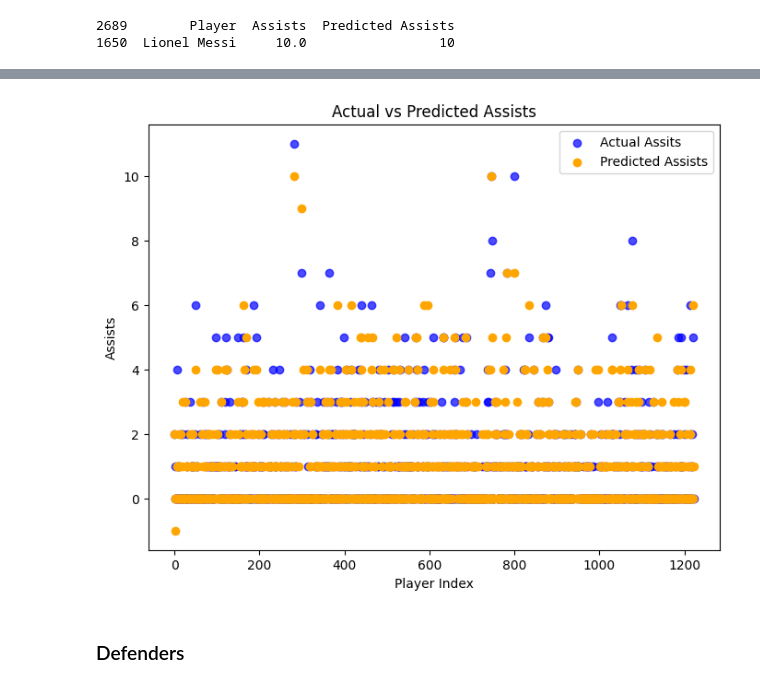
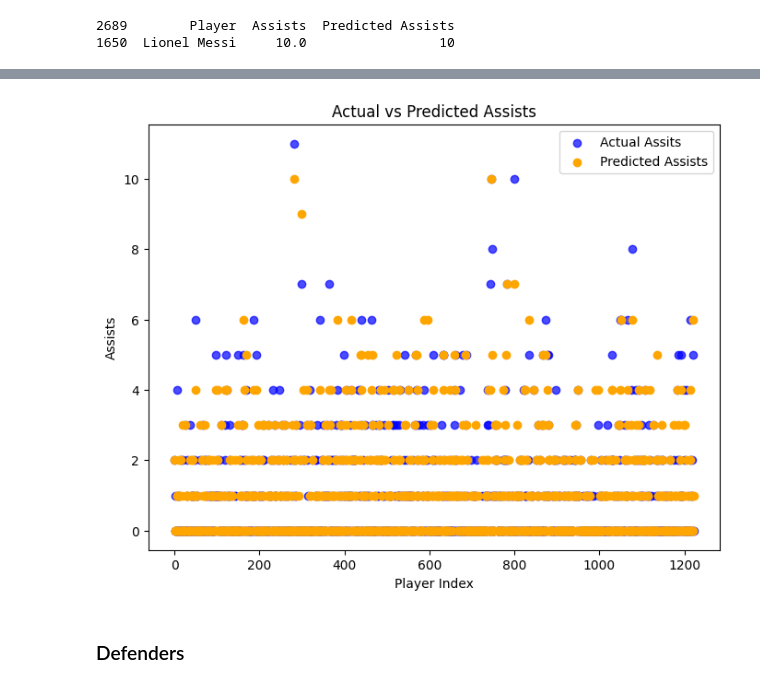
Before and after one commit to Mammew/proj_IDS, a Jupyter notebook: notebook.ipynb, the cells around one changed output, grey strips where cells are left out. Drawn from its saved outputs; the diff is of its cells as text; code cells hidden in the pictures.

Commit message:
made some things and set the negative values to 0. Renamed some variables. GG

```diff
--- a/notebook.ipynb
+++ b/notebook.ipynb
@@ -398,19 +406,23 @@ position = ['MF', 'MFDF', 'DFMF', 'MFFW', 'FWMF']
 midfielders_data_train = dataset_22[dataset_22['Pos'].isin(position)]
 midfielders_data_test = dataset_23[dataset_23['Pos'].isin(position)]
 
-features = ['PasTotCmp', 'PasTotDist', 'PasAss', 'CrsPA', 'ScaPassLive', 'GCA', 'Carries', 'CarPrgDist', 'PPA']
-target = 'Assists'
+features_m = ['PasTotCmp', 'PasTotDist', 'PasAss', 'CrsPA', 'ScaPassLive', 'GCA', 'Carries', 'CarPrgDist', 'PPA']
+target_m = 'Assists'
 
-X_train = midfielders_data_train[features]
-y_train = midfielders_data_train[target]
+X_train_m = midfielders_data_train[features_m]
+y_train_m = midfielders_data_train[target_m]
 
-X_test = midfielders_data_test[features]
-y_test = midfielders_data_test[target]
+X_test_m = midfielders_data_test[features_m]
+y_test_m = midfielders_data_test[target_m]
 
 midfielder_pridction = LinearRegression()
-midfielder_pridction.fit(X_train, y_train)
+midfielder_pridction.fit(X_train_m, y_train_m)
 
-y_pred = midfielder_pridction.predict(X_test)
-y_pred_rounded = np.round(y_pred).astype(int)
+y_pred_m = midfielder_pridction.predict(X_test_m)
+
+y_pred_rounded_m = np.round(y_pred_m).astype(int)
+
+# Set negative predictions to 0
+y_pred_rounded_m[y_pred_rounded_m < 0] = 0
 # %%
 comparison_df = midfielders_data_test[['Player', 'Assists']].copy()
@@ -430,16 +446,16 @@ Mean Squared Error: 0.6142102484976633
 # %%
 plt.figure(figsize=(8, 6))
-plt.scatter(range(len(y_test)), y_test, color='blue', label='Actual Assits', alpha=0.7)
+plt.scatter(range(len(y_test_m)), y_test_m, color='blue', label='Actual Assits', alpha=0.7)
 
-plt.scatter(range(len(y_pred_rounded)), y_pred_rounded, color='orange', label='Predicted Assists')
+plt.scatter(range(len(y_pred_rounded_m)), y_pred_rounded_m, color='orange', label='Predicted Assists')
 
 plt.xlabel('Player Index')
 plt.ylabel('Assists')
 plt.title('Actual vs Predicted Assists')
 plt.legend()
 plt.show()
 # %% [output]
-[figure, old version]
+[figure, new version]
 # %% [markdown]
 ### Defenders
 # %%
```
Also changed, not shown: parts of 15 cells of this notebook.
